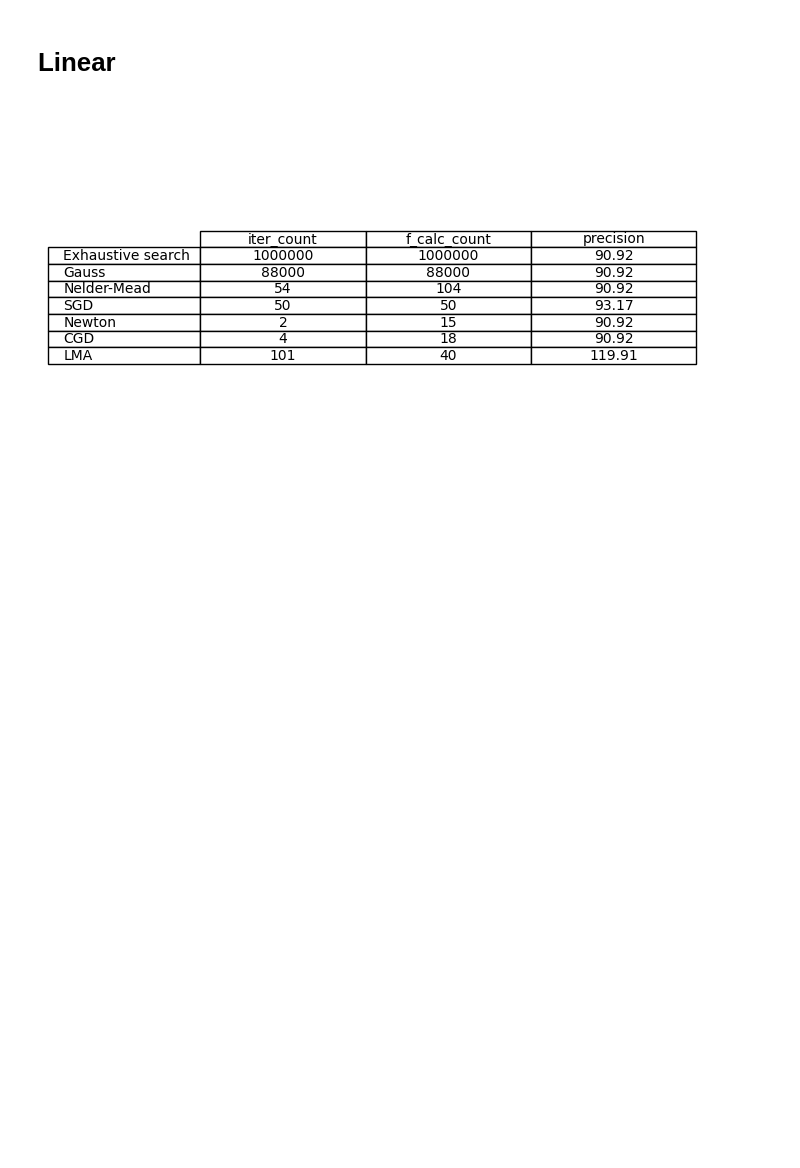
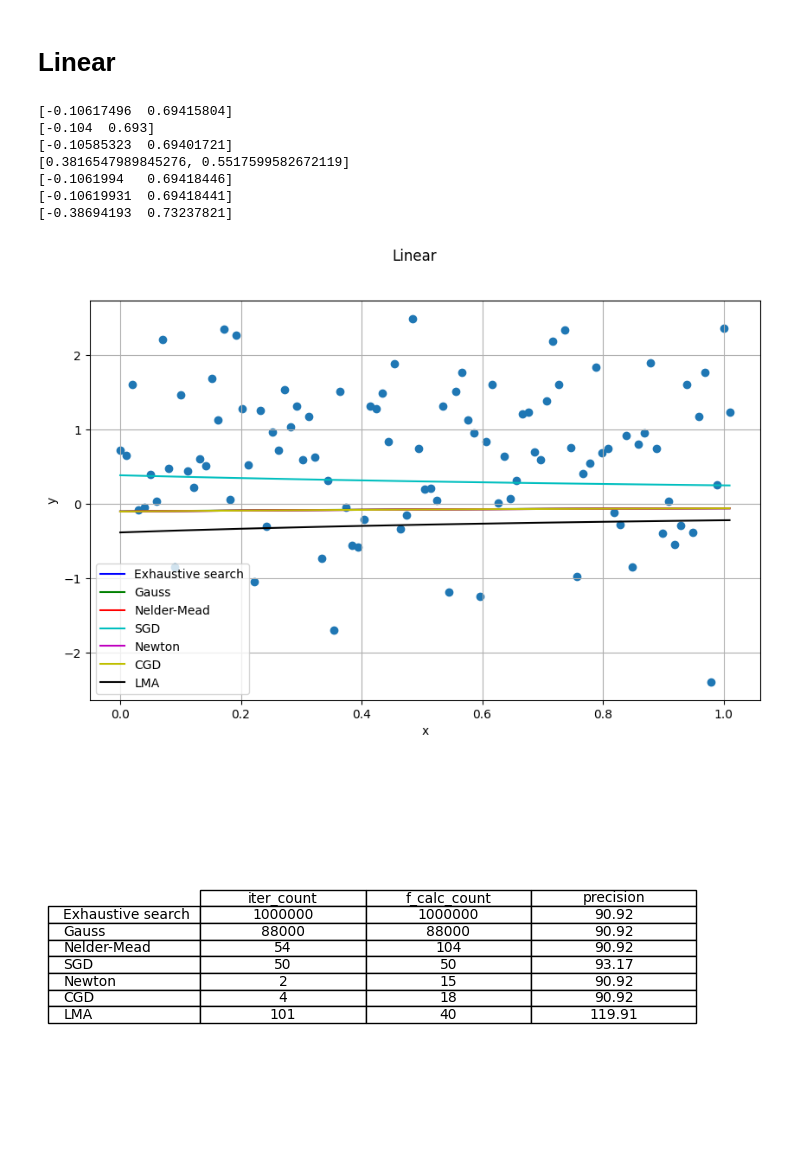
Before and after one commit to RuslanKozlyak/Labs_ITMO, a Jupyter notebook: AandD/Lr3.ipynb, the cells around one changed output. Drawn from its saved outputs; the diff is of its cells as text; code cells hidden in the pictures; blank space fills up the shorter version.

```diff
--- a/AandD/Lr3.ipynb
+++ b/AandD/Lr3.ipynb
@@ -504,6 +518,27 @@ make_table_2d([SGD_result_rational, conjugate_result_rational, newton_result_rat
 # Combined grahps
 # %% [markdown]
 # Linear
+# %%
+methods_and_coafs_full = {
+    'Exhaustive search': brute_force_coafs,
+    'Gauss': coord_descent_coefs,
+    'Nelder-Mead': nelder_mead['x'],
+    'SGD': [w, b],
+    'Newton': newton_linear['x'],
+    'CGD': conjugate_linear['x'],
+    'LMA': lma_linear['x'],
+}
+
+plot_aprox_result(x, y, methods_and_coafs_full, rational, 'Linear', plot_full_only=True, figsize=(10,6))
+# %% [output]
+[-0.10617496  0.69415804]
+[-0.104  0.693]
+[-0.10585323  0.69401721]
+[0.3816547989845276, 0.5517599582672119]
+[-0.1061994   0.69418446]
+[-0.10619931  0.69418441]
+[-0.38694193  0.73237821]
+[figure, added]
 # %%
 make_table_2d([brute_force_result,coordinate_descent_result,nelder_mead_result,SGD_result_linear, conjugate_result_linear, newton_result_linear, lma_result_linear],
                row_headers = list(methods_and_coafs.keys()) + list(methods_and_coafs_first_order.keys()),
```
Also changed, not shown: parts of 2 cells of this notebook.
